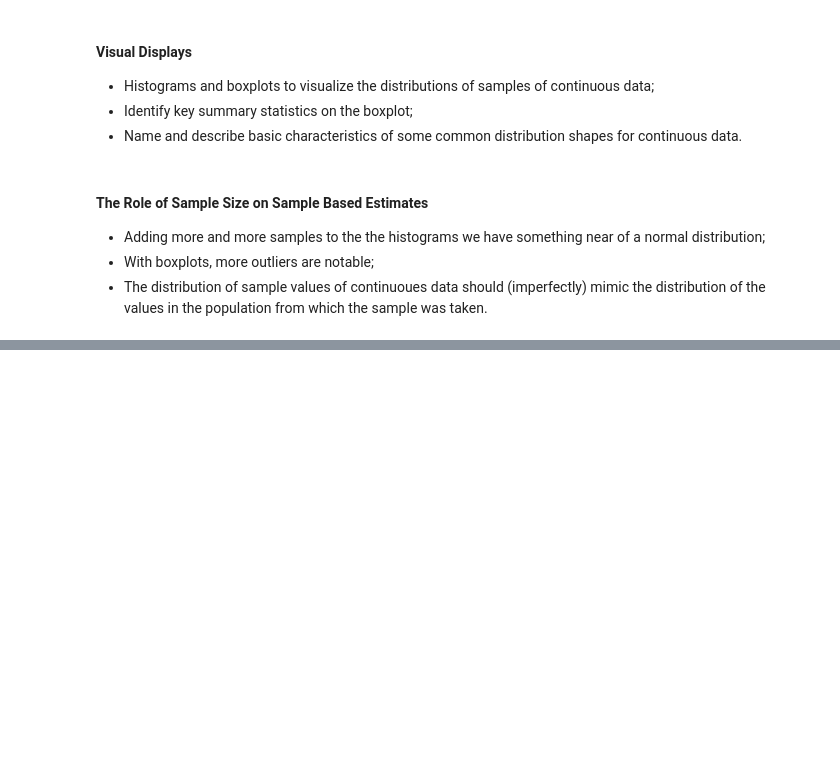
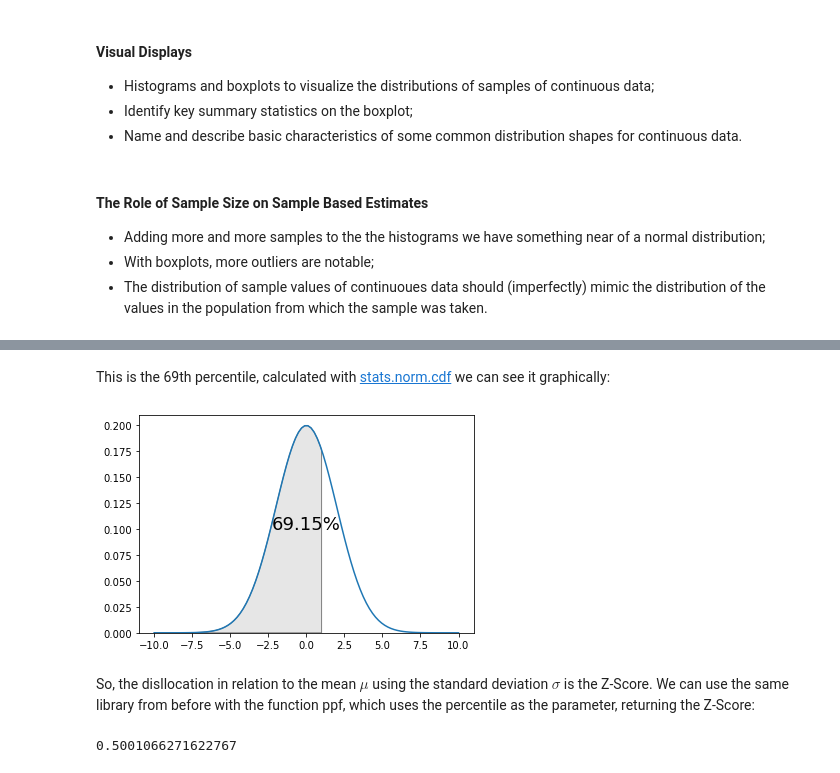
Before and after one commit to brenoslivio/Biostatistical_Studies, a Jupyter notebook: Biostatistics-Coursera-Specialization/1-SummaryStatistics/SummaryStatistics.ipynb, the cells around one changed output, grey strips where cells are left out. Cells and saved outputs as stored; diff of their text form; code cells hidden in the pictures; blank space fills up the shorter version.

```diff
--- a/Biostatistics-Coursera-Specialization/1-SummaryStatistics/SummaryStatistics.ipynb
+++ b/Biostatistics-Coursera-Specialization/1-SummaryStatistics/SummaryStatistics.ipynb
@@ -87,0 +186,32 @@ While the distributions of continuous data can be compared between samples in ma
+# %% [markdown]
+This is the 69th percentile, calculated with [stats.norm.cdf](https://docs.scipy.org/doc/scipy/reference/generated/scipy.stats.norm.html) we can see it graphically:
+# %%
+mu = 0
+sigma = 2
+
+fig, ax = plt.subplots()
+x = np.linspace(mu - 5*sigma, mu + 5*sigma, 100)
+ax.plot(x, stats.norm.pdf(x, mu, sigma))
+ax.set_ylim(bottom=0)
+
+ax.text(0, 0.1, "69.15%", horizontalalignment='center', fontsize=18)
+
+a = x[0]
+b = mu + 0.5*sigma
+
+ix = np.linspace(a, b)
+iy = stats.norm.pdf(ix, mu, sigma)
+
+verts = [(a, 0), *zip(ix, iy), (b, 0)]
+poly = Polygon(verts, facecolor='0.9', edgecolor='0.5')
+ax.add_patch(poly)
+
+plt.show()
+# %% [output]
+[figure, added]
+# %% [markdown]
+So, the disllocation in relation to the mean $\mu$ using the standard deviation $\sigma$ is the Z-Score. We can use the same library from before with the function ppf, which uses the percentile as the parameter, returning the Z-Score:
+# %%
+stats.norm.ppf(0.6915)
+# %% [output]
+0.5001066271622767
```
Also changed, not shown: parts of 12 cells of this notebook.
